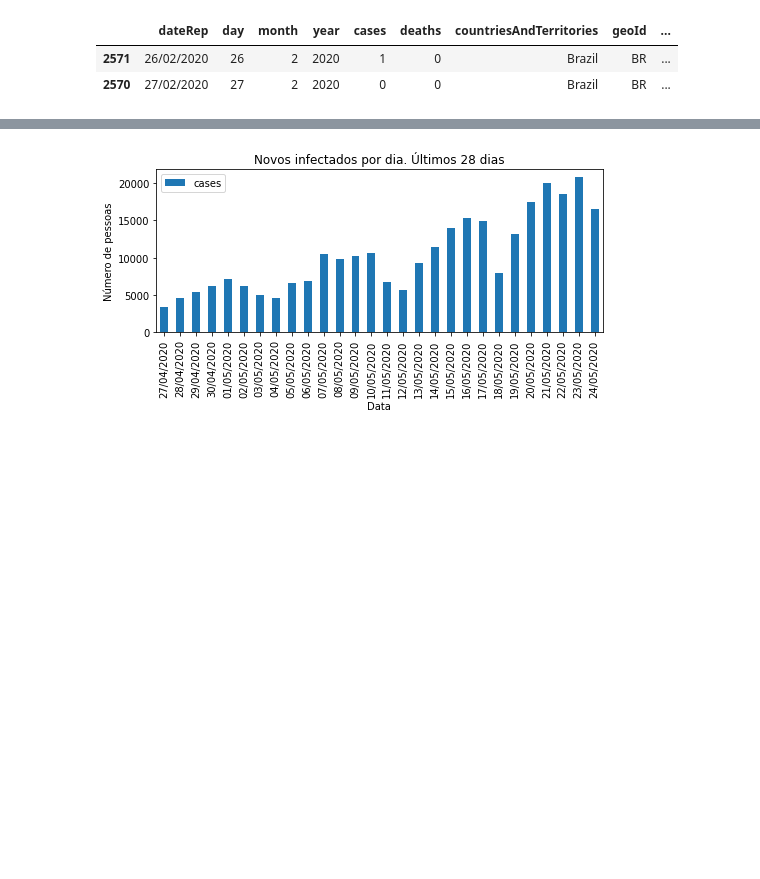
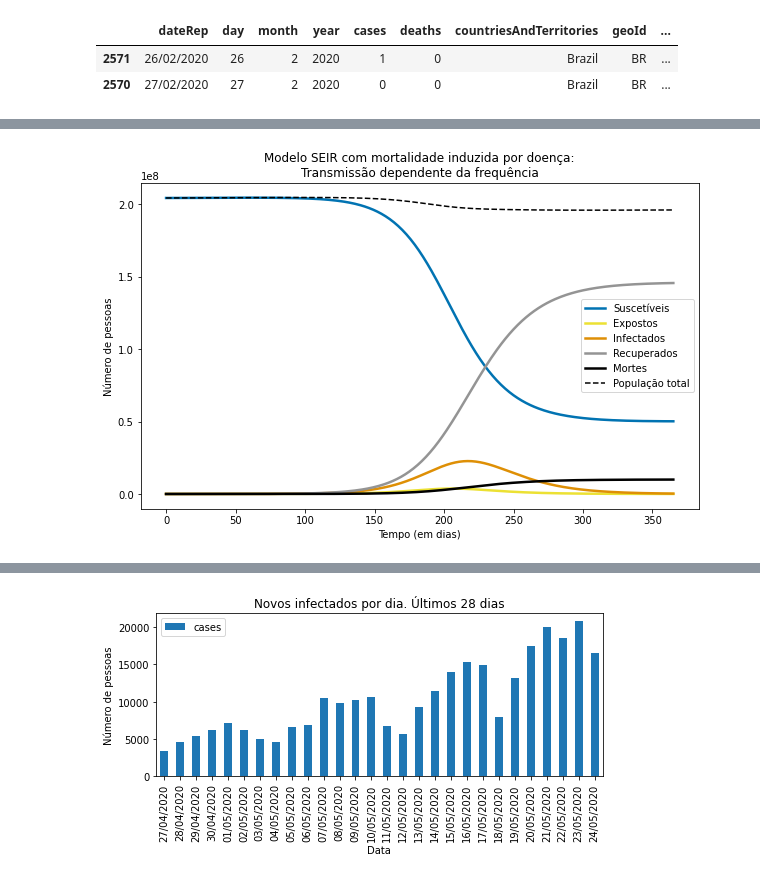
Before and after one commit to SrMouraSilva/modelagem-matematica, a Jupyter notebook: tarefa2-corona/Tarefa_3_-_Modelagem_de_doencas_infecciosas.ipynb, the cells around one changed output, grey strips where cells are left out. Drawn from its saved outputs; the diff is of its cells as text; code cells hidden in the pictures; blank space fills up the shorter version.

```diff
--- a/tarefa2-corona/Tarefa_3_-_Modelagem_de_doencas_infecciosas.ipynb
+++ b/tarefa2-corona/Tarefa_3_-_Modelagem_de_doencas_infecciosas.ipynb
@@ -375,0 +395,4 @@ Ao verificar os últimos 14 dias do gráfico "**Número de infectados e prediç
+# %%
+relatorio.plot_geral()
+# %% [output]
+[figure, added]
```
Also changed, not shown: parts of 30 cells of this notebook, 1 other file.
